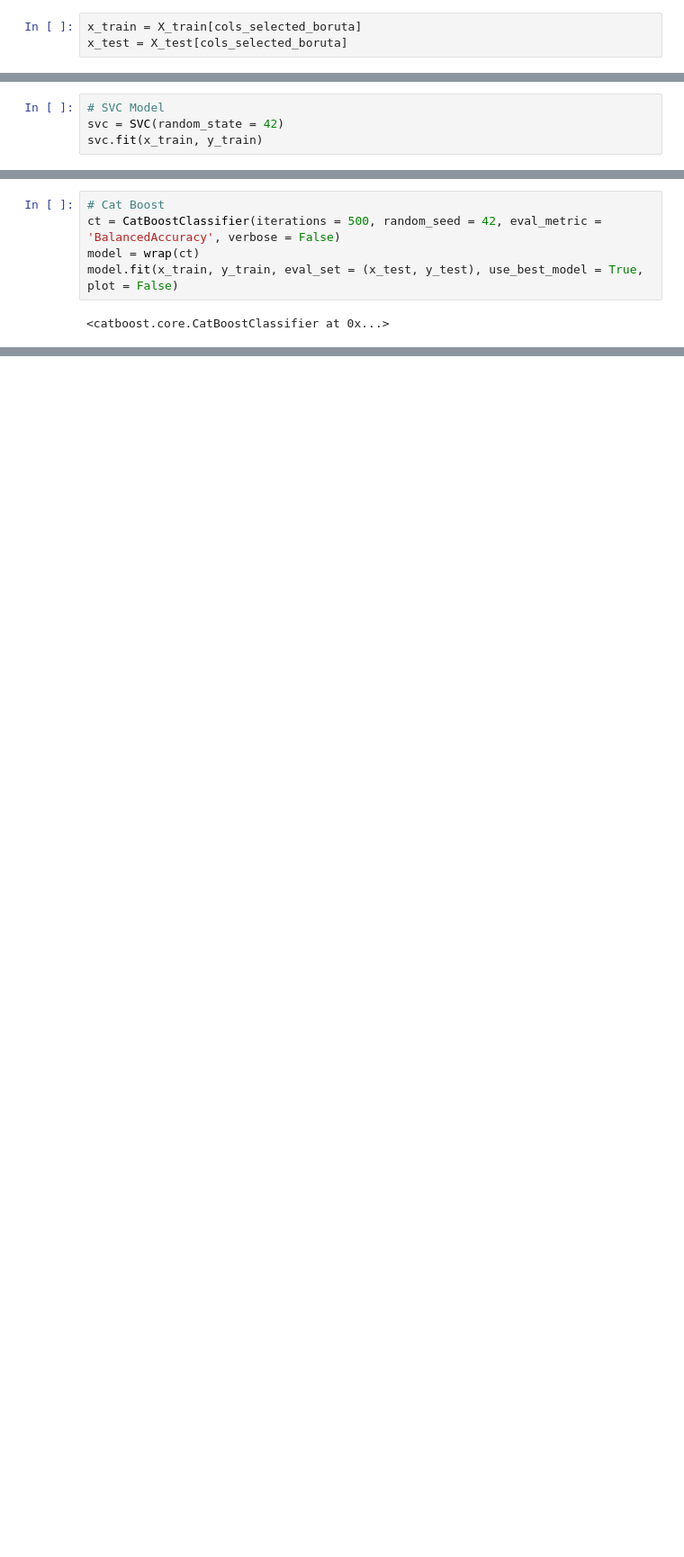
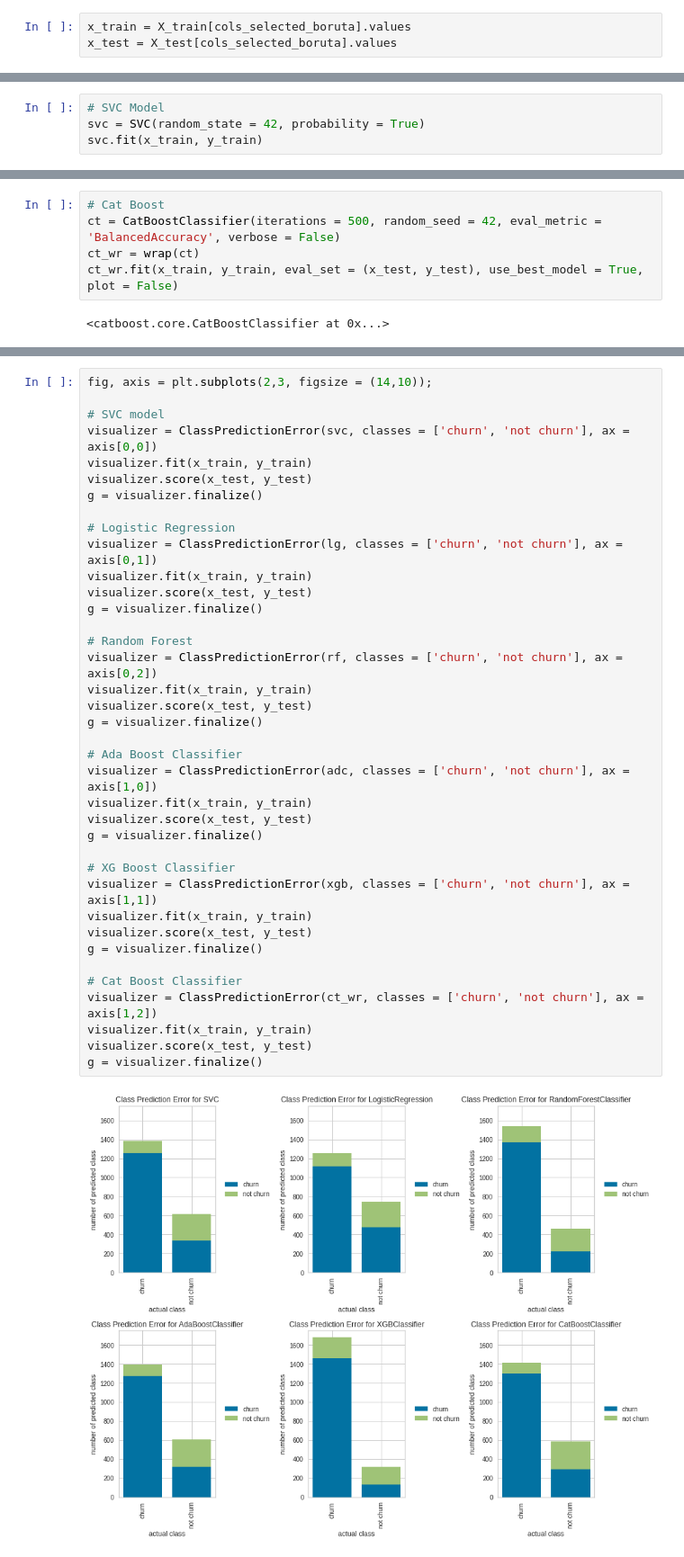
Before and after one commit to denisshiki/churn_prediction, a Jupyter notebook: churn.ipynb, the cells around one changed output, grey strips where cells are left out. Shown at 90% size. Cells and saved outputs as stored; diff of their text form; blank space fills up the shorter version.

```diff
--- a/churn.ipynb
+++ b/churn.ipynb
@@ -1019,6 +1024,6 @@ In this section we'll use some machine learning algorithms in order to avaliate
  - **XG Boost:** It's an algoritm that use trees but different way than Random forest because they use time learning in order to improve the algorithm, in other words, the new tree is build after they learning the mistakes about the previous one.
  - **Cat Boost:** It has the same logic of the decision tree, but this algorithm perform better on categorical data.
 # %%
-x_train = X_train[cols_selected_boruta]
-x_test = X_test[cols_selected_boruta]
+x_train = X_train[cols_selected_boruta].values
+x_test = X_test[cols_selected_boruta].values
 # %% [markdown]
@@ -1026,5 +1034,5 @@ x_test = X_test[cols_selected_boruta]
 # %%
 # SVC Model
-svc = SVC(random_state = 42)
+svc = SVC(random_state = 42, probability = True)
 svc.fit(x_train, y_train)
 # %% [output]
@@ -1065,7 +1083,7 @@ XGBClassifier(base_score=0.5, booster='gbtree', colsample_bylevel=1,
 # %%
 # Cat Boost
 ct = CatBoostClassifier(iterations = 500, random_seed = 42, eval_metric = 'BalancedAccuracy', verbose = False)
-model = wrap(ct)
-model.fit(x_train, y_train, eval_set = (x_test, y_test), use_best_model = True, plot = False)
+ct_wr = wrap(ct)
+ct_wr.fit(x_train, y_train, eval_set = (x_test, y_test), use_best_model = True, plot = False)
 # %% [output]
 <catboost.core.CatBoostClassifier at 0x...>
@@ -1159,0 +1096,40 @@ g = visualizer.finalize()
+# %%
+fig, axis = plt.subplots(2,3, figsize = (14,10));
+
+# SVC model
+visualizer = ClassPredictionError(svc, classes = ['churn', 'not churn'], ax = axis[0,0])
+visualizer.fit(x_train, y_train)
+visualizer.score(x_test, y_test)
+g = visualizer.finalize()
+
+# Logistic Regression
+visualizer = ClassPredictionError(lg, classes = ['churn', 'not churn'], ax = axis[0,1])
+visualizer.fit(x_train, y_train)
+visualizer.score(x_test, y_test)
+g = visualizer.finalize()
+
+# Random Forest
+visualizer = ClassPredictionError(rf, classes = ['churn', 'not churn'], ax = axis[0,2])
+visualizer.fit(x_train, y_train)
+visualizer.score(x_test, y_test)
+g = visualizer.finalize()
+
+# Ada Boost Classifier
+visualizer = ClassPredictionError(adc, classes = ['churn', 'not churn'], ax = axis[1,0])
+visualizer.fit(x_train, y_train)
+visualizer.score(x_test, y_test)
+g = visualizer.finalize()
+
+# XG Boost Classifier
+visualizer = ClassPredictionError(xgb, classes = ['churn', 'not churn'], ax = axis[1,1])
+visualizer.fit(x_train, y_train)
+visualizer.score(x_test, y_test)
+g = visualizer.finalize()
+
+# Cat Boost Classifier
+visualizer = ClassPredictionError(ct_wr, classes = ['churn', 'not churn'], ax = axis[1,2])
+visualizer.fit(x_train, y_train)
+visualizer.score(x_test, y_test)
+g = visualizer.finalize()
+# %% [output]
+[figure, added]
```
Also changed, not shown: parts of 30 cells of this notebook.
